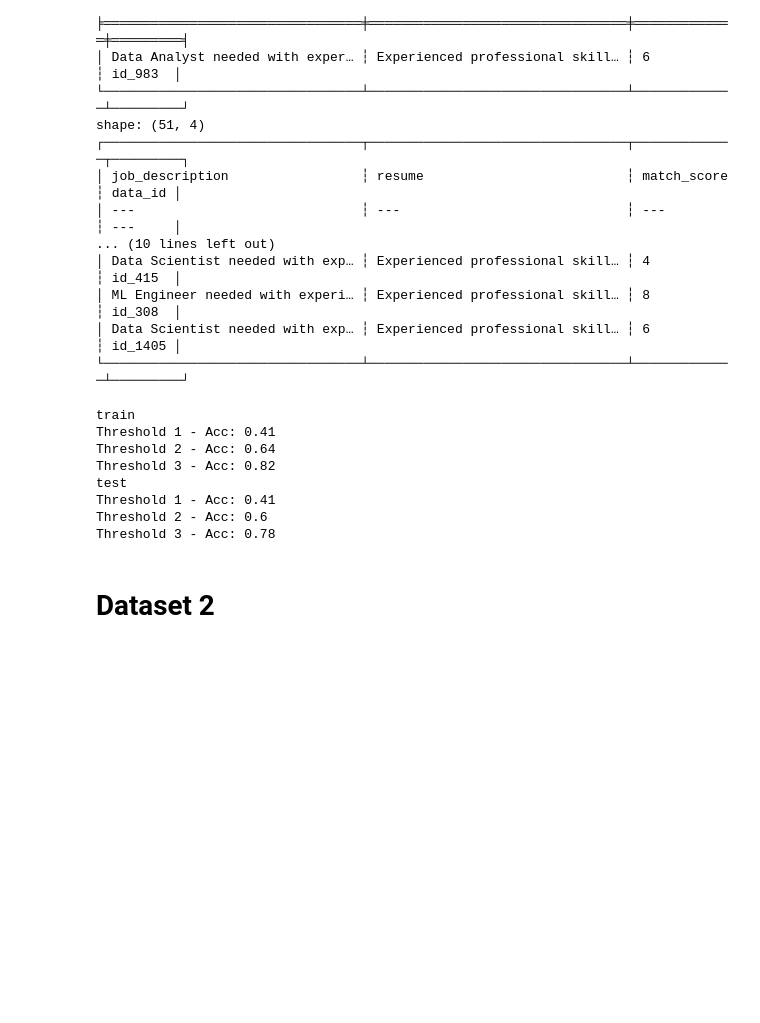
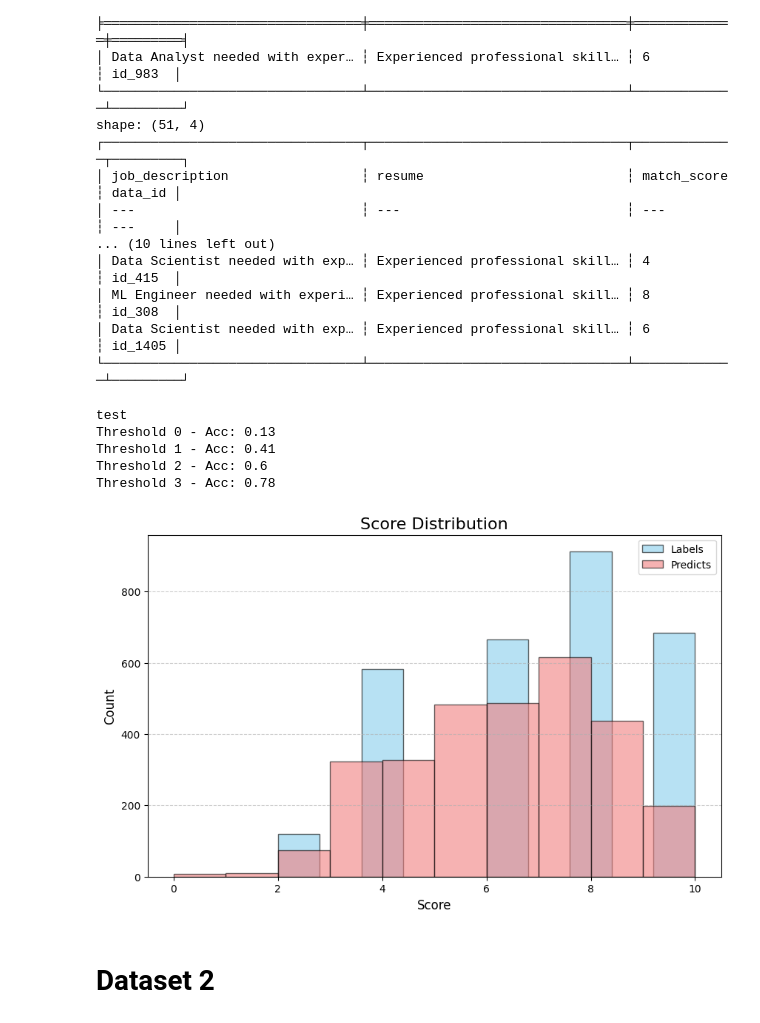
Before and after one commit to vhbaoduy/llm-resume-evaluation, a Jupyter notebook: notebooks/preprocess.ipynb, the cells around one changed output. Saved outputs shown, nothing was run; the diff lists cells and outputs as text; code cells hidden in the pictures; blank space fills up the shorter version.

Commit message:
update data

```diff
--- a/notebooks/preprocess.ipynb
+++ b/notebooks/preprocess.ipynb
@@ -116,10 +116,10 @@ shape: (51, 4)
 └─────────────────────────────────┴─────────────────────────────────┴─────────────┴─────────┘
 # %%
 df_gts = {
-    "train": df_train,
+    # "train": df_train,
     "test": df_test
 }
-thresholds = [1, 2, 3]
+thresholds = [0, 1, 2, 3]
 for name_set in df_gts.keys():
     df_output = df_outputs[name_set]
     df_gt = df_gts[name_set]
@@ -139,11 +139,42 @@ for name_set in df_gts.keys():
         accuracy = round(sum(preds) / len(preds),2)
         print(f"Threshold {threshold} - Acc: {accuracy}")
 # %% [output]
-train
-Threshold 1 - Acc: 0.41
-Threshold 2 - Acc: 0.64
-Threshold 3 - Acc: 0.82
 test
+Threshold 0 - Acc: 0.13
 Threshold 1 - Acc: 0.41
 Threshold 2 - Acc: 0.6
 Threshold 3 - Acc: 0.78
+# %%
+df_concat = df_gt.join(df_output, on="data_id", how="inner").rename(
+    {
+        "match_score": "label"
+    }
+)
+# %%
+import matplotlib.pyplot as plt
+num_bins = 10
+title = "Score Distribution"
+labels = df_concat["label"]
+predicts = df_concat["score"]
+# Create a figure for the plot
+plt.figure(figsize=(10, 6))
+
+# Plot the histogram for labels
+plt.hist(labels, bins=num_bins, color='skyblue', edgecolor='black', alpha=0.6, label='Labels')
+
+# Plot the histogram for predicts
+plt.hist(predicts, bins=num_bins, color='lightcoral', edgecolor='black', alpha=0.6, label='Predicts')
+
+# Add titles, labels, and a legend
+plt.title(title, fontsize=16)
+plt.xlabel("Score", fontsize=12)
+plt.ylabel("Count", fontsize=12)
+plt.legend()
+
+# Add a grid for better readability
+plt.grid(axis='y', linestyle='--', alpha=0.6)
+
+# Show the plot
+plt.show()
+# %% [output]
+[figure, added]
```
Also changed, not shown: parts of 4 cells of this notebook, 4 other files.
